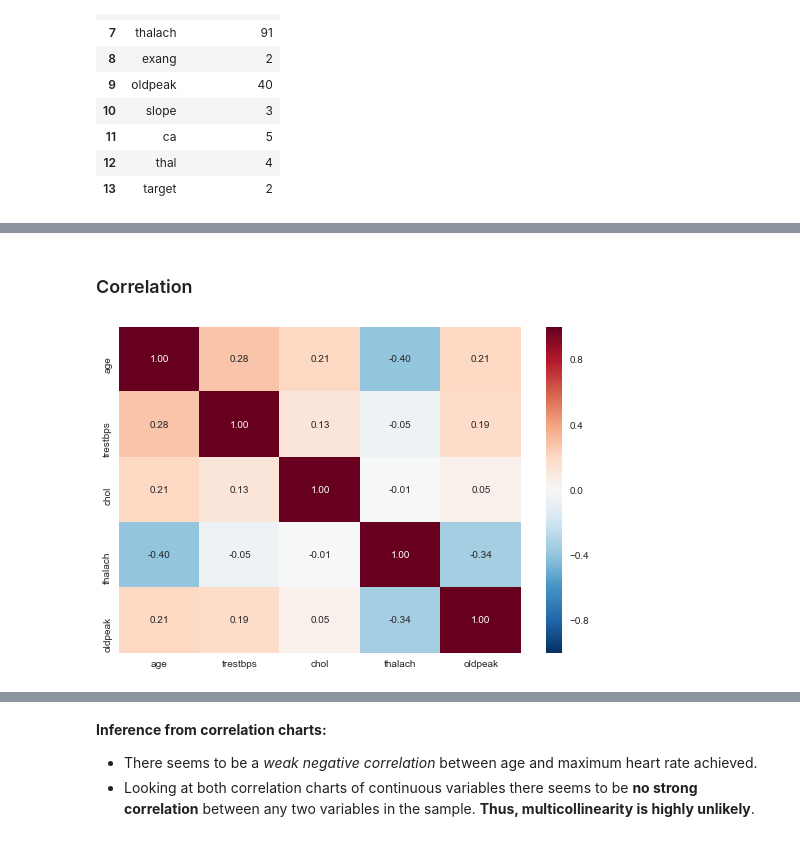
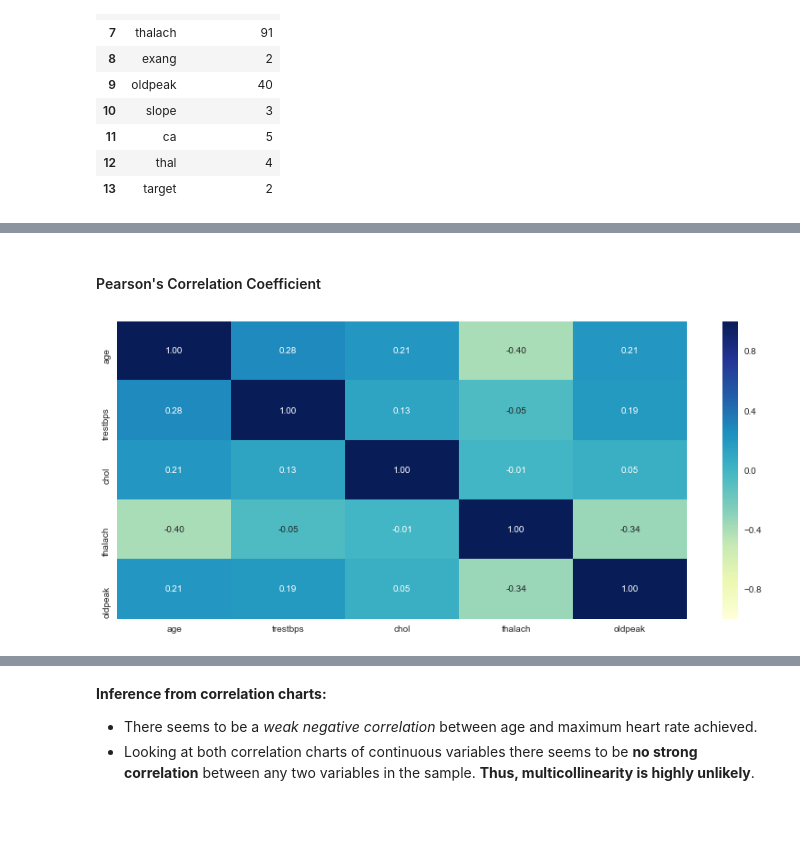
Before and after one commit to kovusseyit/Heart_UCI, a Jupyter notebook: heart_uci.ipynb, the cells around one changed output, grey strips where cells are left out. Cells and saved outputs as stored; diff of their text form; code cells hidden in the pictures.

```diff
--- a/heart_uci.ipynb
+++ b/heart_uci.ipynb
@@ -127,3 +121,5 @@ Downloaded
+# %%
+data = pd.read_csv('heart.csv')
 # %%
 # make a copy of retrieved data
 df = data.copy()
@@ -218,3 +214,11 @@ pd.DataFrame({'Feature':df.nunique().index, 'Unique values':df.nunique().values}
 | 11 | ca | 5 |
 | 12 | thal | 4 |
 | 13 | target | 2 |
+# %%
+# separate categorical features(discrete)
+cat_cols = df.columns[df.nunique() <= 10]
+
+# separate ordinal columns(continous)
+ord_cols = df.columns[df.nunique() > 10]
+
+print(f'Categorical features: {cat_cols.tolist()}\nOrdinal features: {ord_cols.tolist()}')
@@ -276,8 +392,8 @@ Assuming the sample **truly represents** the population :
 # %% [markdown]
-### Correlation
+#### Pearson's Correlation Coefficient
 # %%
-# correlation among ordinal(continuous) variables
-fig, ax = plt.subplots(figsize=(9, 6))
-sns.heatmap(X.loc[:, ord_cols].corr(), fmt='.2f', annot=True, ax=ax, cmap='RdBu_r', vmin=-1, vmax=1);
+# continuous variable correlation
+fig, ax = plt.subplots(figsize=(14, 6))
+sns.heatmap(df[ord_cols].corr(), fmt='.2f', annot=True, ax=ax, cmap='YlGnBu', vmin=-1, vmax=1);
 # %% [output]
-[figure, old version]
+[figure, new version]
```
Also changed, not shown: parts of 163 cells of this notebook.
